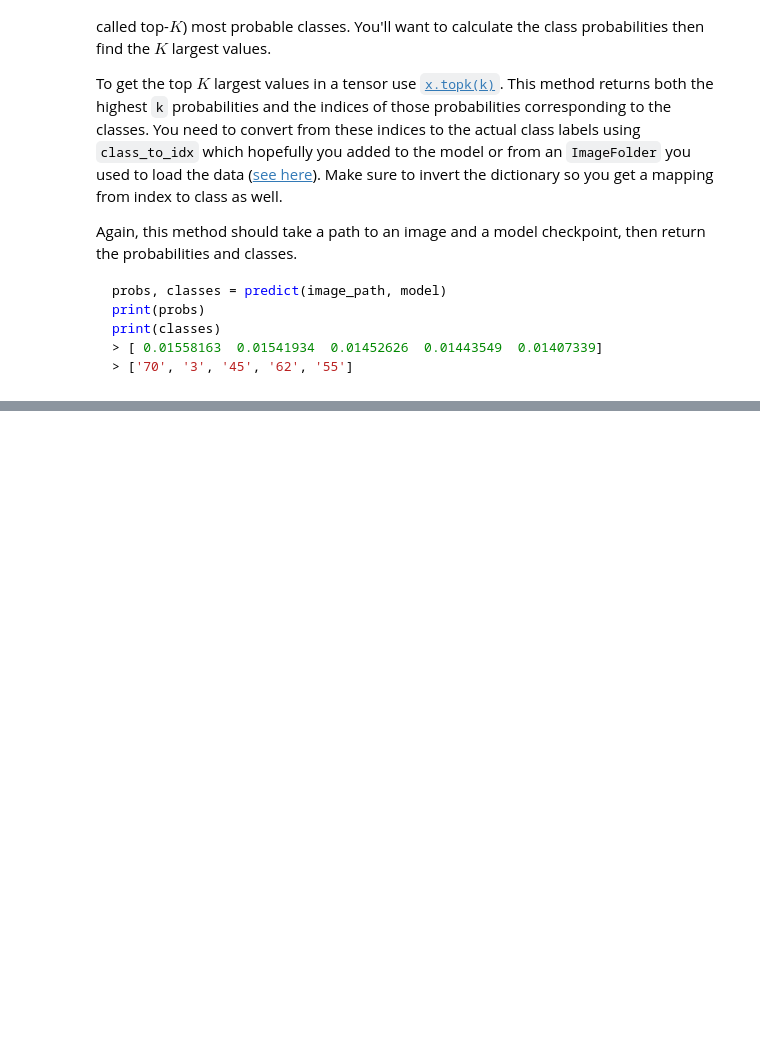
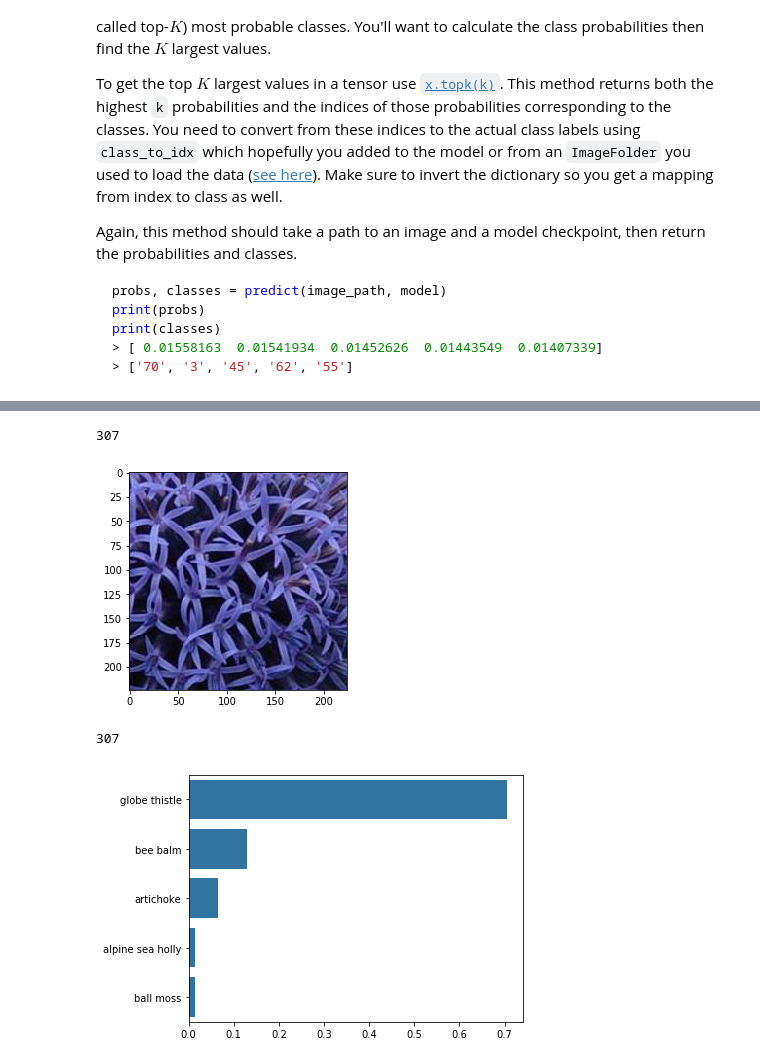
Before and after one commit to Abdim24/Image-Classifier-Project, a Jupyter notebook: Image Classifier Project.ipynb, the cells around one changed output, grey strips where cells are left out. Drawn from its saved outputs; the diff is of its cells as text; code cells hidden in the pictures; blank space fills up the shorter version.

```diff
--- a/Image Classifier Project.ipynb
+++ b/Image Classifier Project.ipynb
@@ -441,3 +507,31 @@ def predict(image_path, model, topk=5):
+# %%
+# TODO: Implement the code to predict the class from an image file
+def predict(image_path, model, topk=5):
+    ''' Predict the class (or classes) of an image using a trained deep learning model.
+    '''
+    #procinging image
+    image = process_image(image_path)
+
+    # Changing numpy arry to Tensor
+    im = torch.from_numpy (image).type (torch.FloatTensor)
+    im = im.unsqueeze(0)
+
+    # turning off gradient
+    with torch.no_grad ():
+        outputs = model.forward(im)
+
+    prob = torch.exp(outputs)
+
+    probs, label = prob.topk(topk)
+    probs = probs.numpy().tolist()[0]
+    label = label.numpy().tolist()[0]
+
+    ind_to_class = {val: key for key, val in model.class_to_idx.items()}
+
+    classes = [ind_to_class [item] for item in label]
+    classes = np.array (classes)
+
+    return probs, classes
 # %% [markdown]
 ## Sanity Checking
 
@@ -450,0 +543,21 @@ You can convert from the class integer encoding to actual flower names with the
+# %%
+# TODO: Display an image along with the top 5 classes
+
+image = 'flowers/test/10/image_07090.jpg'
+img = process_image(image)
+imshow(img)
+plt.show()
+
+probs, classes = predict(image, model, topk=5)
+
+class_names = [cat_to_name [item] for item in classes]
+
+plt.figure(figsize = (6,10))
+plt.subplot(2,1,2)
+sns.barplot(x=probs, y=class_names, color=sns.color_palette()[0]);
+plt.show()
+# %% [output]
+307
+[figure, added]
+307
+[figure, added]
```
Also changed, not shown: parts of 14 cells of this notebook.
